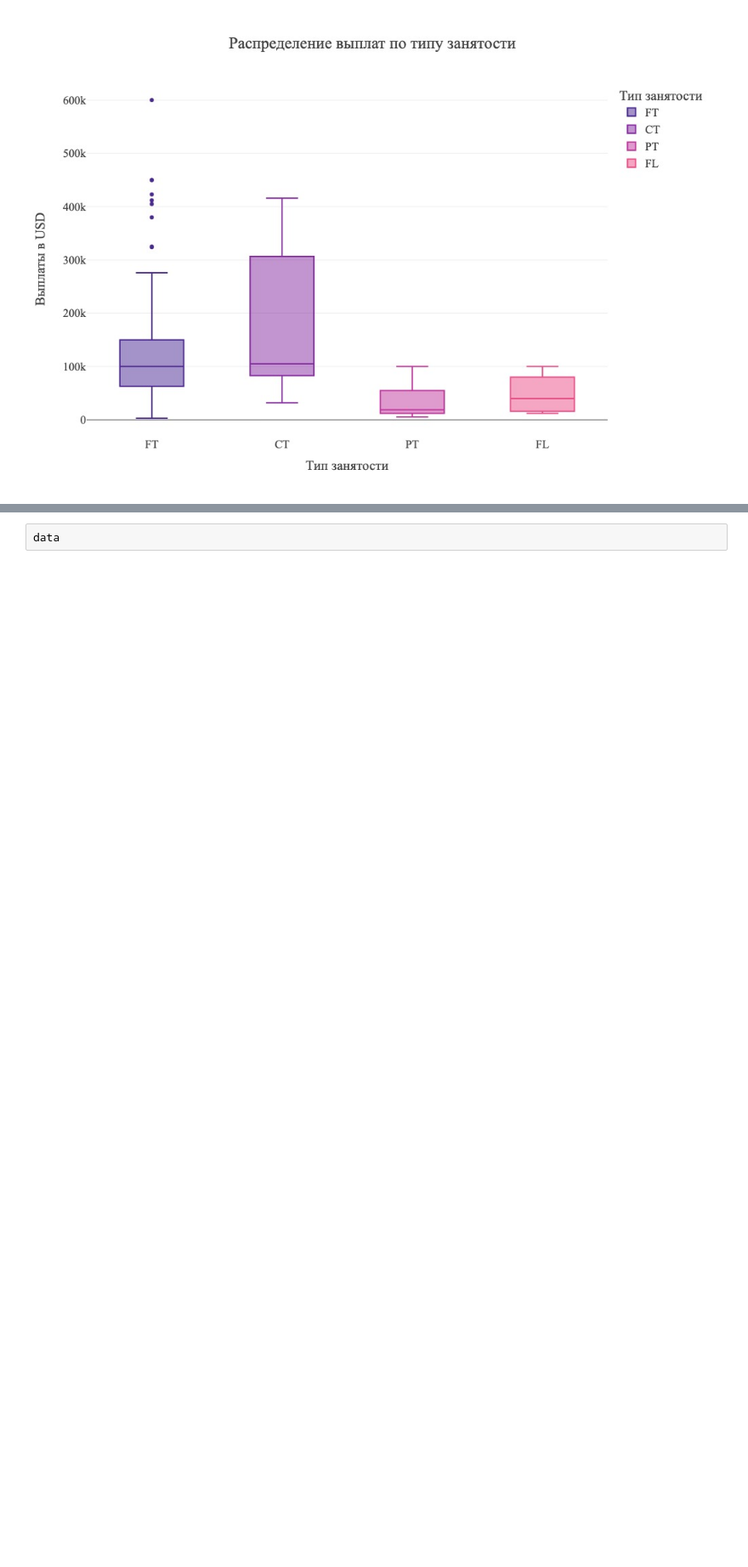
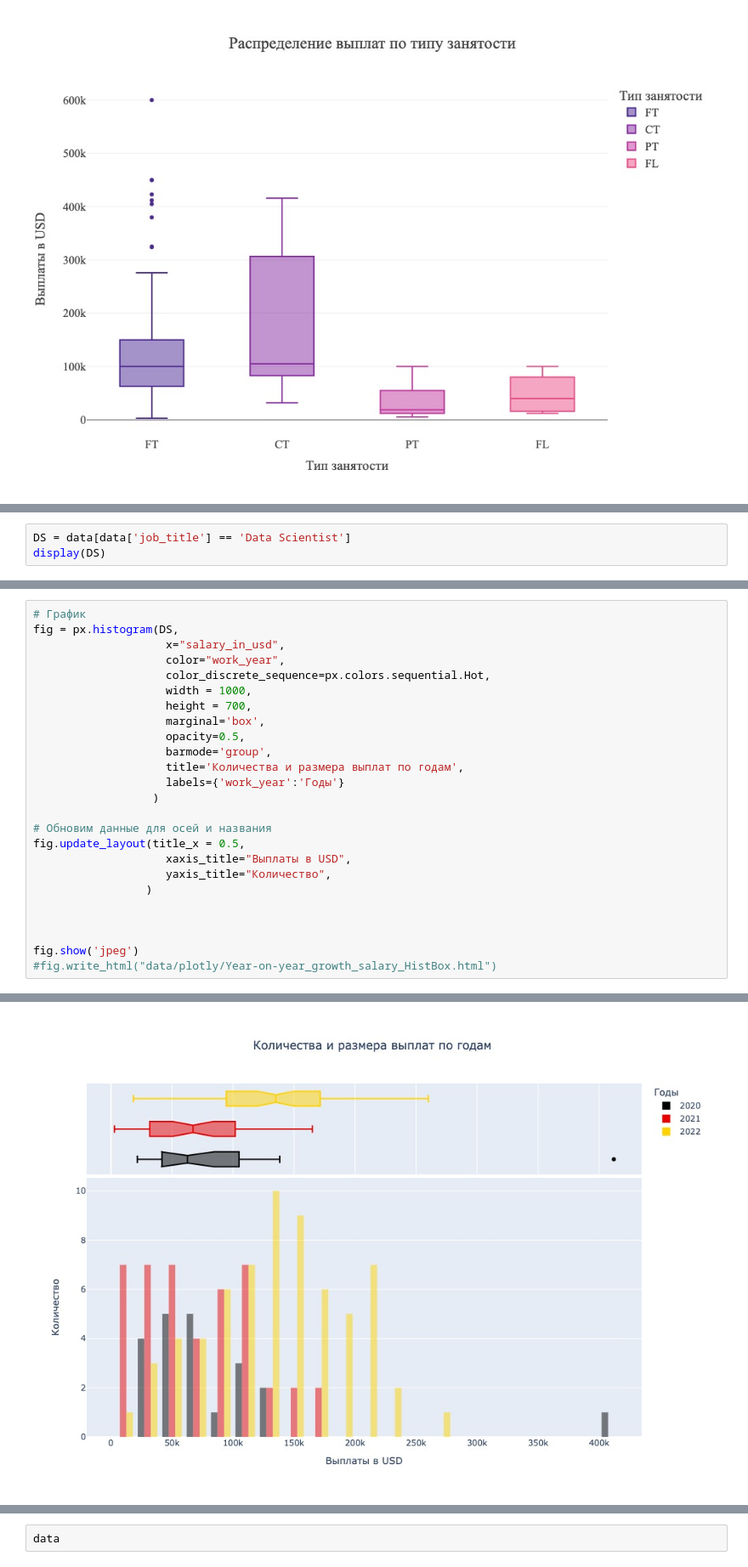
Before and after one commit to Serstefs/sfds, a Jupyter notebook: DS/EDA-4. Статистические тесты/Без названия.ipynb, the cells around one changed output, grey strips where cells are left out. Shown at 85% size. Drawn from its saved outputs; the diff is of its cells as text; blank space fills up the shorter version.

```diff
--- a/DS/EDA-4. Статистические тесты/Без названия.ipynb
+++ b/DS/EDA-4. Статистические тесты/Без названия.ipynb
@@ -1772,0 +1646,3 @@ fig.show()
+# %%
+DS = data[data['job_title'] == 'Data Scientist']
+display(DS)
@@ -1772,0 +1663,26 @@ fig.show()
+# %%
+# График
+fig = px.histogram(DS,
+                    x="salary_in_usd",
+                    color="work_year",
+                    color_discrete_sequence=px.colors.sequential.Hot,
+                    width = 1000,
+                    height = 700,
+                    marginal='box',
+                    opacity=0.5,
+                    barmode='group',
+                    title='Количества и размера выплат по годам',
+                    labels={'work_year':'Годы'}
+                  )
+
+# Обновим данные для осей и названия
+fig.update_layout(title_x = 0.5,
+                    xaxis_title="Выплаты в USD",
+                    yaxis_title="Количество",
+                 )
+
+
+
+fig.show('jpeg')
+#fig.write_html("data/plotly/Year-on-year_growth_salary_HistBox.html")
+# %% [output]
@@ -1772,0 +1690 @@ fig.show()
+[figure, added]
```
Also changed, not shown: parts of 77 cells of this notebook, 1 other file.
